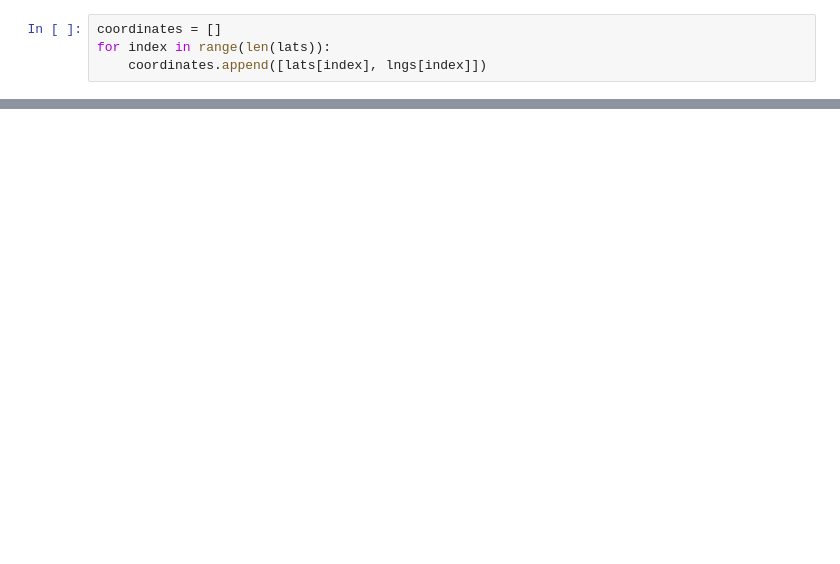
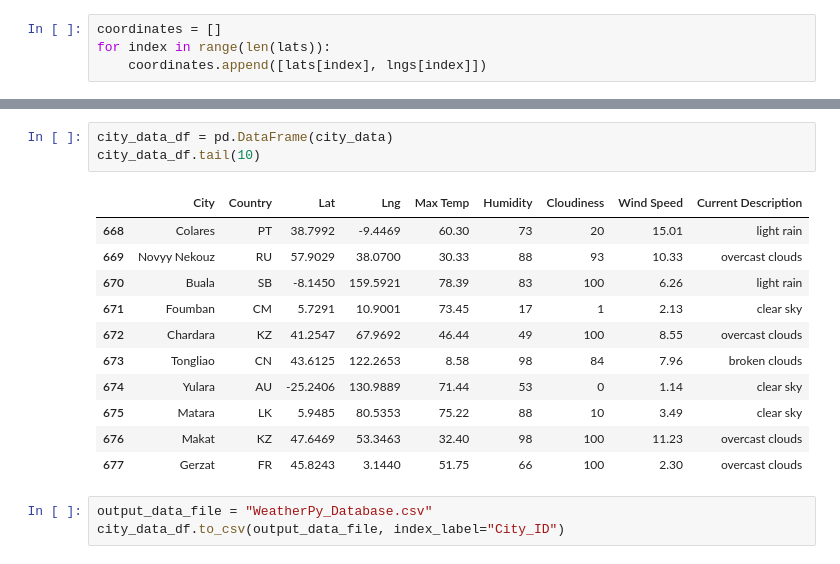
Before and after one commit to MalliVelazquez/World_Weather_Analysis, a Jupyter notebook: Weather_Database.ipynb, the cells around one changed output, grey strips where cells are left out. Drawn from its saved outputs; the diff is of its cells as text; blank space fills up the shorter version.

```diff
--- a/Weather_Database.ipynb
+++ b/Weather_Database.ipynb
@@ -106,0 +106,18 @@ Processing Record 37 of Set 5 | chuy
+# %%
+city_data_df = pd.DataFrame(city_data)
+city_data_df.tail(10)
+# %% [output]
+|  | City | Country | Lat | Lng | Max Temp | Humidity | Cloudiness | Wind Speed | Current Description |
+| 668 | Colares | PT | 38.7992 | -9.4469 | 60.30 | 73 | 20 | 15.01 | light rain |
+| 669 | Novyy Nekouz | RU | 57.9029 | 38.0700 | 30.33 | 88 | 93 | 10.33 | overcast clouds |
+| 670 | Buala | SB | -8.1450 | 159.5921 | 78.39 | 83 | 100 | 6.26 | light rain |
+| 671 | Foumban | CM | 5.7291 | 10.9001 | 73.45 | 17 | 1 | 2.13 | clear sky |
+| 672 | Chardara | KZ | 41.2547 | 67.9692 | 46.44 | 49 | 100 | 8.55 | overcast clouds |
+| 673 | Tongliao | CN | 43.6125 | 122.2653 | 8.58 | 98 | 84 | 7.96 | broken clouds |
+| 674 | Yulara | AU | -25.2406 | 130.9889 | 71.44 | 53 | 0 | 1.14 | clear sky |
+| 675 | Matara | LK | 5.9485 | 80.5353 | 75.22 | 88 | 10 | 3.49 | clear sky |
+| 676 | Makat | KZ | 47.6469 | 53.3463 | 32.40 | 98 | 100 | 11.23 | overcast clouds |
+| 677 | Gerzat | FR | 45.8243 | 3.1440 | 51.75 | 66 | 100 | 2.30 | overcast clouds |
+# %%
+output_data_file = "WeatherPy_Database.csv"
+city_data_df.to_csv(output_data_file, index_label="City_ID")
```
Also changed, not shown: parts of 3 cells of this notebook, 1 other file.
